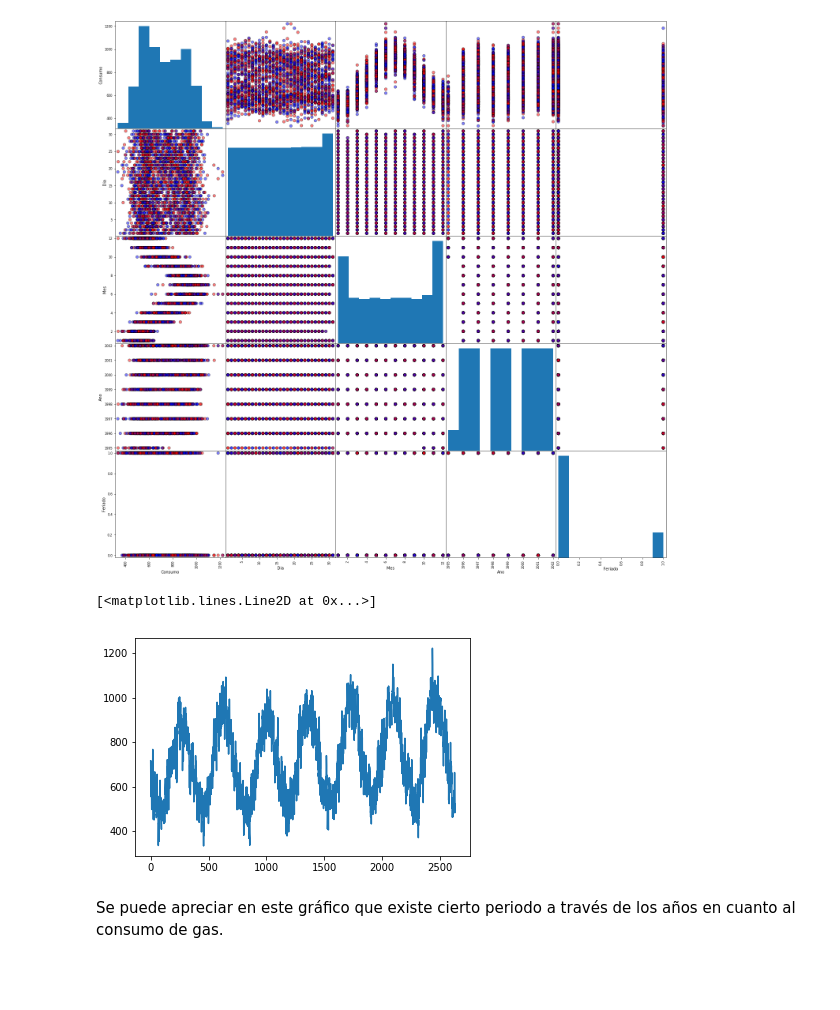
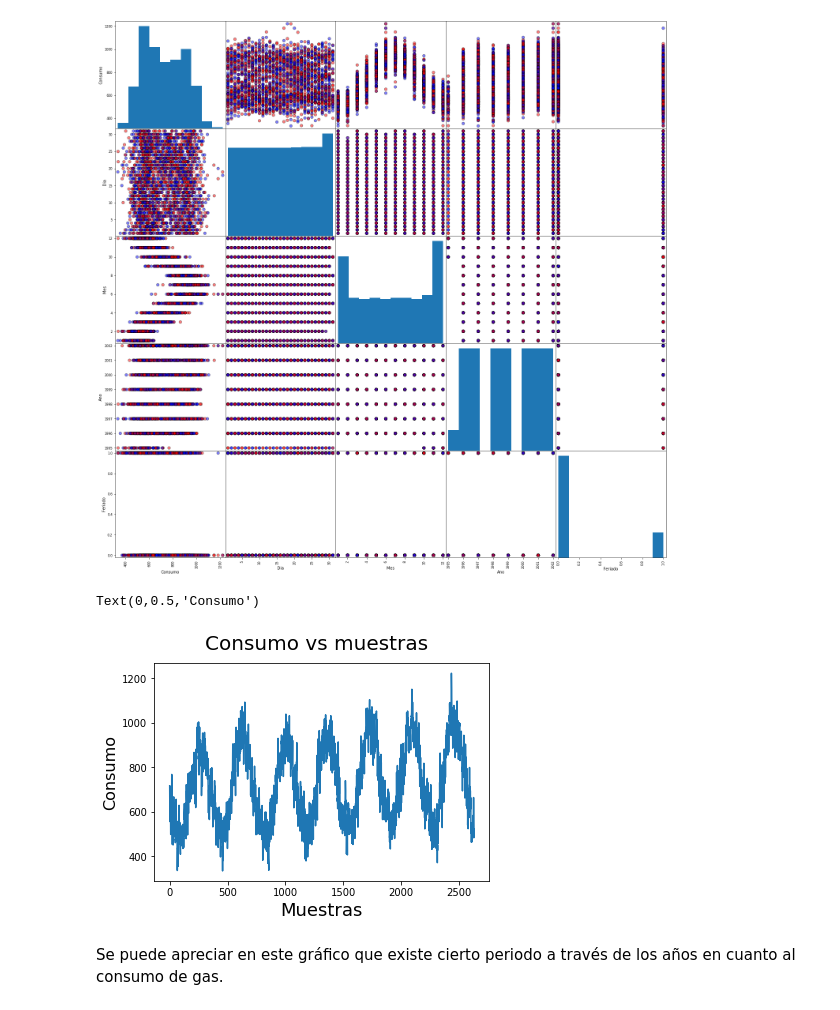
Before and after one commit to iorellana18/gasPuntaArenas, a Jupyter notebook: gasConsume.ipynb, the cells around one changed output. Saved outputs shown, nothing was run; the diff lists cells and outputs as text; code cells hidden in the pictures; blank space fills up the shorter version.

```diff
--- a/gasConsume.ipynb
+++ b/gasConsume.ipynb
@@ -69,10 +69,13 @@ pd.plotting.scatter_matrix(
 plt.show()
 # %% [output]
 [figure]
-# %%
-plt.plot(gasConsume["Consumo"])
-# %% [output]
-[<matplotlib.lines.Line2D at 0x...>]
-[figure, removed]
+# %%
+plt.plot(gasConsume["Consumo"])
+plt.suptitle('Consumo vs muestras', fontsize=20)
+plt.xlabel('Muestras', fontsize=18)
+plt.ylabel('Consumo', fontsize=16)
+# %% [output]
+Text(0,0.5,'Consumo')
+[figure, added]
 # %% [markdown]
 Se puede apreciar en este gráfico que existe cierto periodo a través de los años en cuanto al consumo de gas.
```
Also changed, not shown: parts of 38 cells of this notebook, 7 other files.
